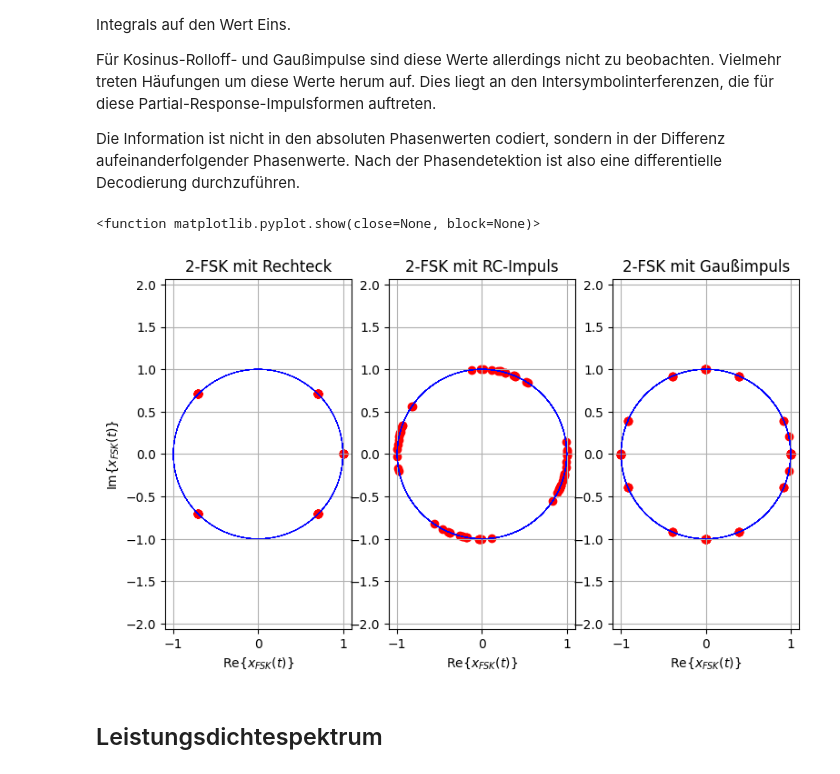
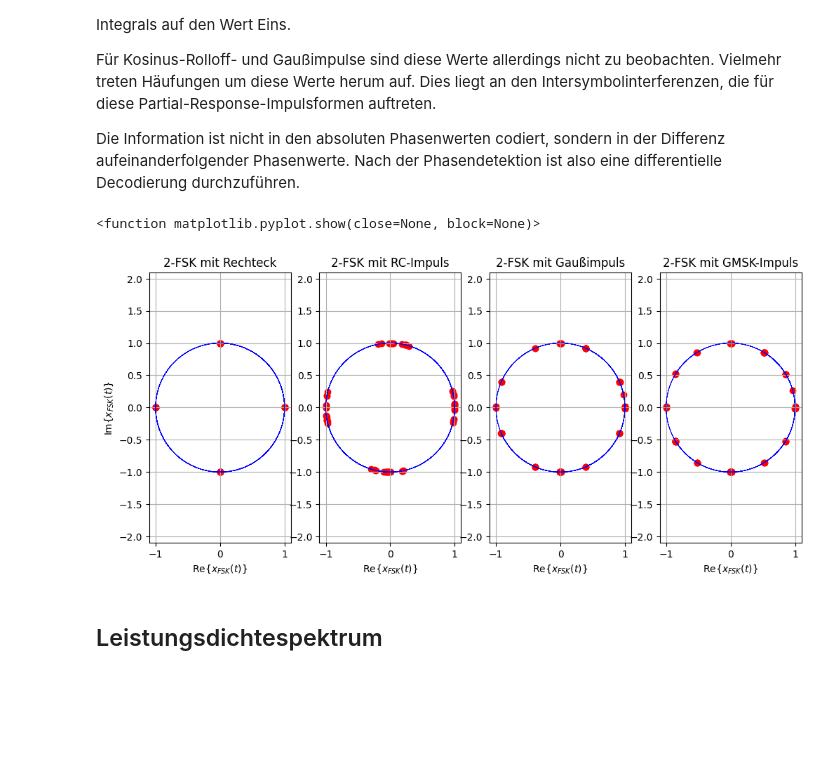
Before and after one commit to VK-NT2024/Nachrichtentechnik-Lecture, a Jupyter notebook: Part3-SignalsSystems/NT-DigModFSK.ipynb, the cells around one changed output. Drawn from its saved outputs; the diff is of its cells as text; code cells hidden in the pictures; blank space fills up the shorter version.

Commit message:
unified scaling of different impulse responses new normalization of time and frequency axis

```diff
--- a/Part3-SignalsSystems/NT-DigModFSK.ipynb
+++ b/Part3-SignalsSystems/NT-DigModFSK.ipynb
@@ -311,21 +331,25 @@ plt.legend()
 Das untere Bild illustriert $u(t)$ für drei Beispiele, einen Reckeckimpuls, einen Gaußimpuls und einen Kosinus-Rolloff-Impuls. Gauß- und Kosinuns-Rolloff-Impulse sind nicht auf eine Symboldauer $T_{\mathrm{s}}$ begrenzt, stellen somit Partial-Response-Systeme dar. Die Impulse sind werden später so normiert, dass ihre Integrale den Wert Eins ergeben.
 # %%
 # discrete-time convolution of data symbols with impulse responses
-_, u_rc = ask.impulse_shaping(d_ask, 'rc', L_ImpulseResponseSamples, Ts, fa)
+timeConv, u_rc = ask.impulse_shaping(d_ask, 'rc', L_ImpulseResponseSamples, Ts, fa, r)
 _, u_gauss = ask.impulse_shaping(d_ask, 'gauss', L_ImpulseResponseSamples, Ts, fa, 0, f3dBTs/Ts)
+_, u_gmsk = ask.impulse_shaping(d_ask, 'gmsk', L_ImpulseResponseSamples, Ts, fa, 0, f3dBTs/Ts)
 
 
-fig6 = plt.figure(figsize=(9,5))
+fig6 = plt.figure(figsize=(12,7))
 ax6 = fig6.add_subplot(111)
-ax6.plot(timeConv/Ts,u_rect, 'b-', label='rect')
+ax6.plot(timeConv_rect/Ts,u_rect, 'b-', label='rect')
 ax6.plot(timeConv/Ts,u_rc, 'r-x', markevery=w, label='RC')
 ax6.plot(timeConv/Ts,u_gauss, 'g-+',markevery=w,label='gauss')
+ax6.plot(timeConv/Ts,u_gmsk, 'm--x',markevery=w,label='gmsk')
 plt.xlabel('$t/T_S$')
 plt.ylabel('$u(t)$')
 plt.title('%d-ASK mit verschiedenen Impulsformen' %(M))
 plt.grid(True)
 plt.legend()
 plt.xticks(np.arange(0,33,4))
-plt.xlim(0,20)
+plt.xlim(-4,32)
 #plt.ylim(-0.2,0.2)
+plt.axvspan(-4, 0, facecolor='0.2', alpha=0.2)
+#plt.axvspan(32, 35, facecolor='0.2', alpha=0.2)
 # %% [output]
@@ -369,48 +398,58 @@ Die Information ist nicht in den absoluten Phasenwerten codiert, sondern in der
 x_rc    = np.exp(1j*phi_rc)
 x_rect  = np.exp(1j*phi_rect)
 x_gauss = np.exp(1j*phi_gauss)
+x_gmsk  = np.exp(1j*phi_gmsk)
 
-fig8 = plt.figure(figsize=(9,5))
-ax8a = fig8.add_subplot(131)
-ptrRect = np.arange(0,x_rc.shape[0],w,dtype=int)
+fig8 = plt.figure(figsize=(12,5))
+ax8a = fig8.add_subplot(141)
 ax8a.plot(x_rect[:,ptr_eta].real,x_rect[:,ptr_eta].imag,'b-', linewidth=0.5)
-ax8a.scatter(x_rect[ptrRect,ptr_eta].real, x_rect[ptrRect,ptr_eta].imag, c="r")
+ax8a.scatter(x_rect[ptr_rect,ptr_eta].real, x_rect[ptr_rect,ptr_eta].imag, c="r")
 plt.xlim(-1,1)
 
 ax8a.axis('equal')
 plt.xlabel('Re$\{ x_{FSK}(t)\}$')
 plt.ylabel('Im$\{ x_{FSK}(t)\}$')
 plt.title('%d-FSK mit Rechteck' %(M))
 plt.grid(True)
 #plt.xticks(np.arange(0,33,4))
 #plt.yticks(ask)
 
-ax8b = fig8.add_subplot(132)
-ptrRC = np.arange(w/2,len(x_rc),w,dtype=int)
-ax8b.plot(x_rect.real,x_rect.imag,'b-', linewidth=0.5)
-ax8b.scatter(x_rc[ptrRC].real,x_rc[ptrRC].imag, c="r")
+ptr = np.arange(start+w//2,len(timeConv)-start,w,dtype=int)
+
+ax8b = fig8.add_subplot(142)
+ax8b.plot(x_rc.real,x_rc.imag,'b-', linewidth=0.5)
+ax8b.scatter(x_rc[ptr].real,x_rc[ptr].imag, c="r")
 plt.xlim(-1,1)
 
 ax8b.axis('equal')
 plt.xlabel('Re$\{ x_{FSK}(t)\}$')
 plt.title('%d-FSK mit RC-Impuls' %(M))
 plt.grid(True)
 
-ax8c = fig8.add_subplot(133)
-ptrGauss = np.arange(w/2,len(x_rc),w,dtype=int)
-ax8c.plot(x_rect.real,x_rect.imag,'b-', linewidth=0.5)
-ax8c.scatter(x_gauss[ptrGauss].real,x_gauss[ptrGauss].imag, c="r")
+ax8c = fig8.add_subplot(143)
+ax8c.plot(x_gauss.real,x_gauss.imag,'b-', linewidth=0.5)
+ax8c.scatter(x_gauss[ptr].real,x_gauss[ptr].imag, c="r")
 plt.xlim(-1,1)
 
 ax8c.axis('equal')
 plt.xlabel('Re$\{ x_{FSK}(t)\}$')
 plt.title('%d-FSK mit Gaußimpuls' %(M))
 plt.grid(True)
 
+ax8d = fig8.add_subplot(144)
+ax8d.plot(x_gmsk.real,x_gmsk.imag,'b-', linewidth=0.5)
+ax8d.scatter(x_gmsk[ptr].real,x_gmsk[ptr].imag, c="r")
+plt.xlim(-1,1)
+
+ax8d.axis('equal')
+plt.xlabel('Re$\{ x_{FSK}(t)\}$')
+plt.title('%d-FSK mit GMSK-Impuls' %(M))
+plt.grid(True)
+
 plt.show
 # %% [output]
 <function matplotlib.pyplot.show(close=None, block=None)>
-[figure, old version]
+[figure, new version]
 # %% [markdown]
 ## Leistungsdichtespektrum
 # %% [markdown]
```
Also changed, not shown: parts of 8 cells of this notebook, 2 other files.
